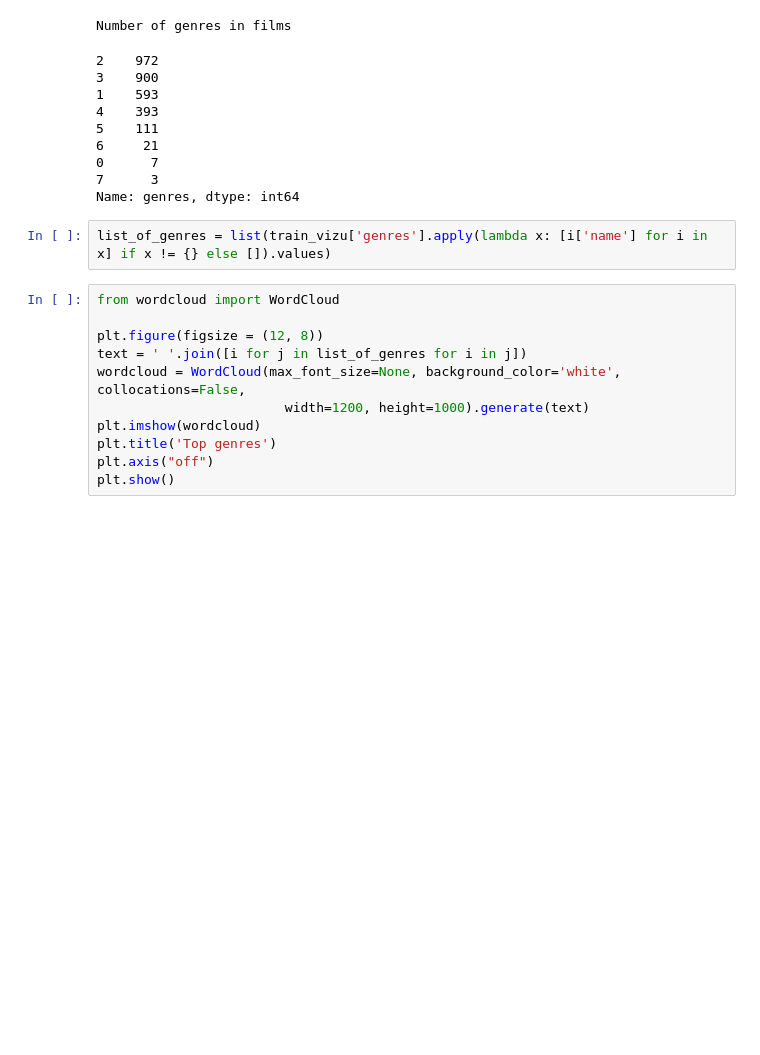
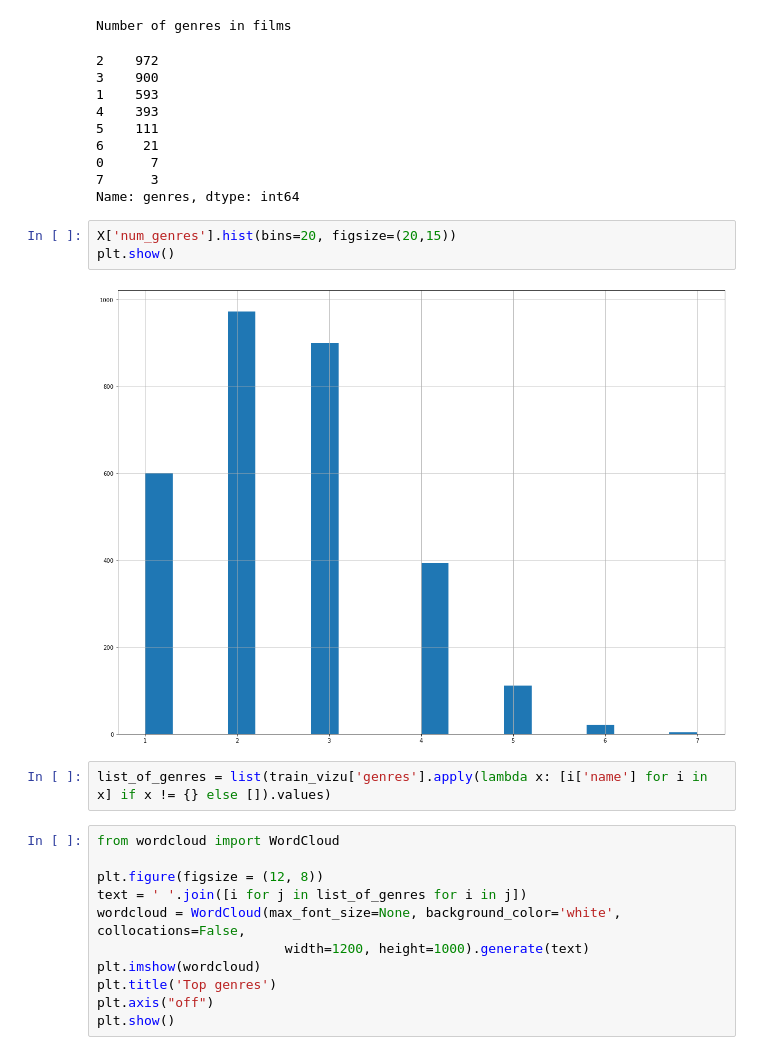
Before and after one commit to h579668/Dat158-ML2, a Jupyter notebook: filmApp/app/nbs/ML2.ipynb, the cells around one changed output. Drawn from its saved outputs; the diff is of its cells as text; blank space fills up the shorter version.

```diff
--- a/filmApp/app/nbs/ML2.ipynb
+++ b/filmApp/app/nbs/ML2.ipynb
@@ -175,6 +178,11 @@ Number of genres in films
 0      7
 7      3
 Name: genres, dtype: int64
+# %%
+X['num_genres'].hist(bins=20, figsize=(20,15))
+plt.show()
+# %% [output]
+[figure, added]
 # %%
 list_of_genres = list(train_vizu['genres'].apply(lambda x: [i['name'] for i in x] if x != {} else []).values)
 # %%
```
Also changed, not shown: parts of 20 cells of this notebook.
